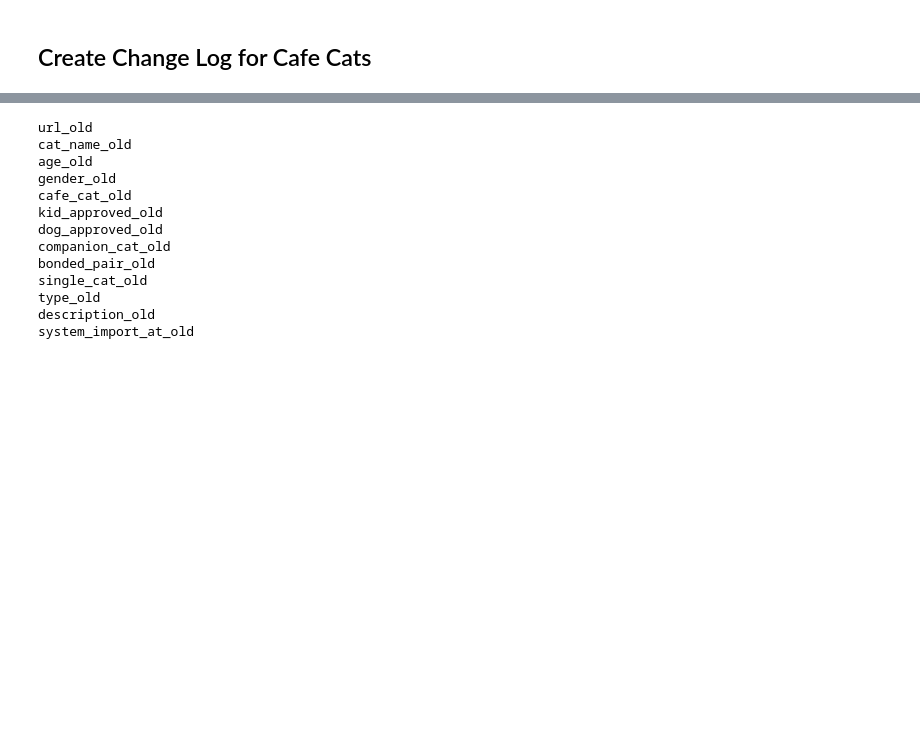
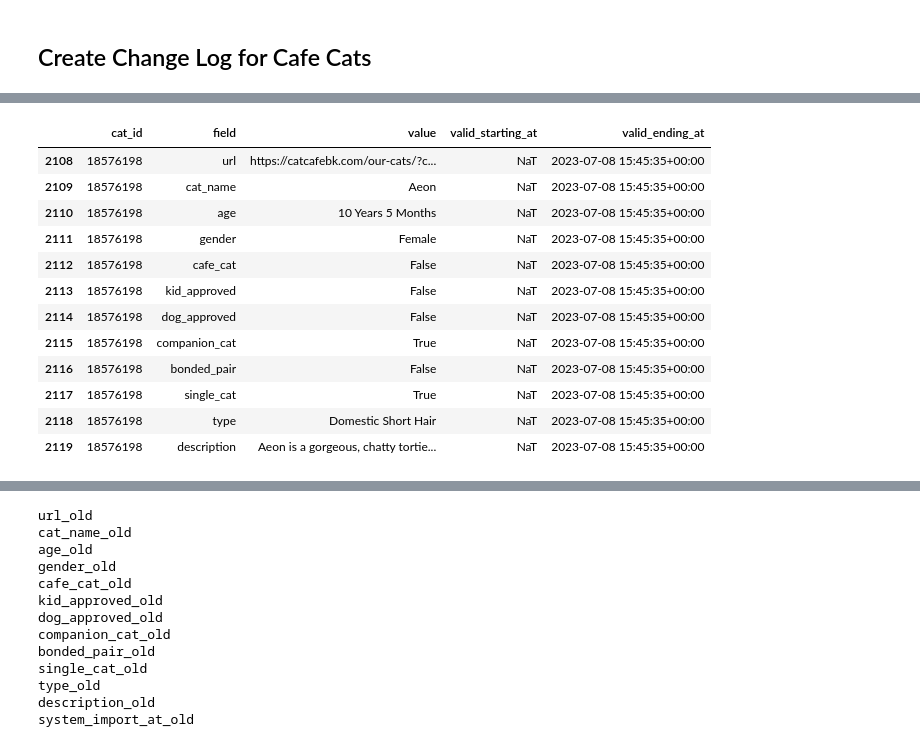
Before and after one commit to mazzotti0/cat-analytics, a Jupyter notebook: notebooks/dev.ipynb, the cells around one changed output, grey strips where cells are left out. Cells and saved outputs as stored; diff of their text form; code cells hidden in the pictures; blank space fills up the shorter version.

```diff
--- a/notebooks/dev.ipynb
+++ b/notebooks/dev.ipynb
@@ -307,0 +446,17 @@ Index(['cat_id', 'url_old', 'cat_name_old', 'age_old', 'gender_old',
+# %%
+# row deleted
+df[df['cat_id'] == 18576198]
+# %% [output]
+|  | cat_id | field | value | valid_starting_at | valid_ending_at |
+| 2108 | 18576198 | url | https://catcafebk.com/our-cats/?c... | NaT | 2023-07-08 15:45:35+00:00 |
+| 2109 | 18576198 | cat_name | Aeon | NaT | 2023-07-08 15:45:35+00:00 |
+| 2110 | 18576198 | age | 10 Years 5 Months | NaT | 2023-07-08 15:45:35+00:00 |
+| 2111 | 18576198 | gender | Female | NaT | 2023-07-08 15:45:35+00:00 |
+| 2112 | 18576198 | cafe_cat | False | NaT | 2023-07-08 15:45:35+00:00 |
+| 2113 | 18576198 | kid_approved | False | NaT | 2023-07-08 15:45:35+00:00 |
+| 2114 | 18576198 | dog_approved | False | NaT | 2023-07-08 15:45:35+00:00 |
+| 2115 | 18576198 | companion_cat | True | NaT | 2023-07-08 15:45:35+00:00 |
+| 2116 | 18576198 | bonded_pair | False | NaT | 2023-07-08 15:45:35+00:00 |
+| 2117 | 18576198 | single_cat | True | NaT | 2023-07-08 15:45:35+00:00 |
+| 2118 | 18576198 | type | Domestic Short Hair | NaT | 2023-07-08 15:45:35+00:00 |
+| 2119 | 18576198 | description | Aeon is a gorgeous, chatty tortie... | NaT | 2023-07-08 15:45:35+00:00 |
```
Also changed, not shown: parts of 41 cells of this notebook, 9 other files.
